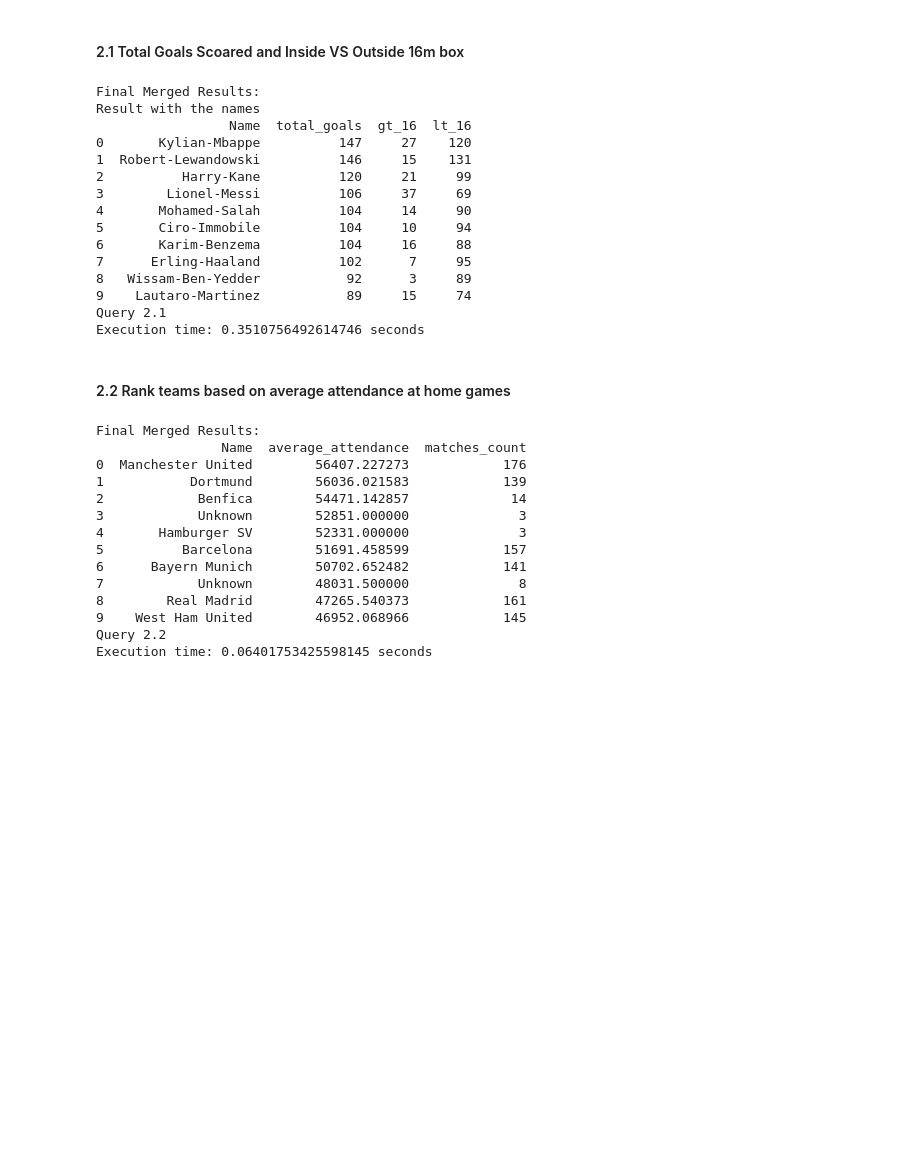
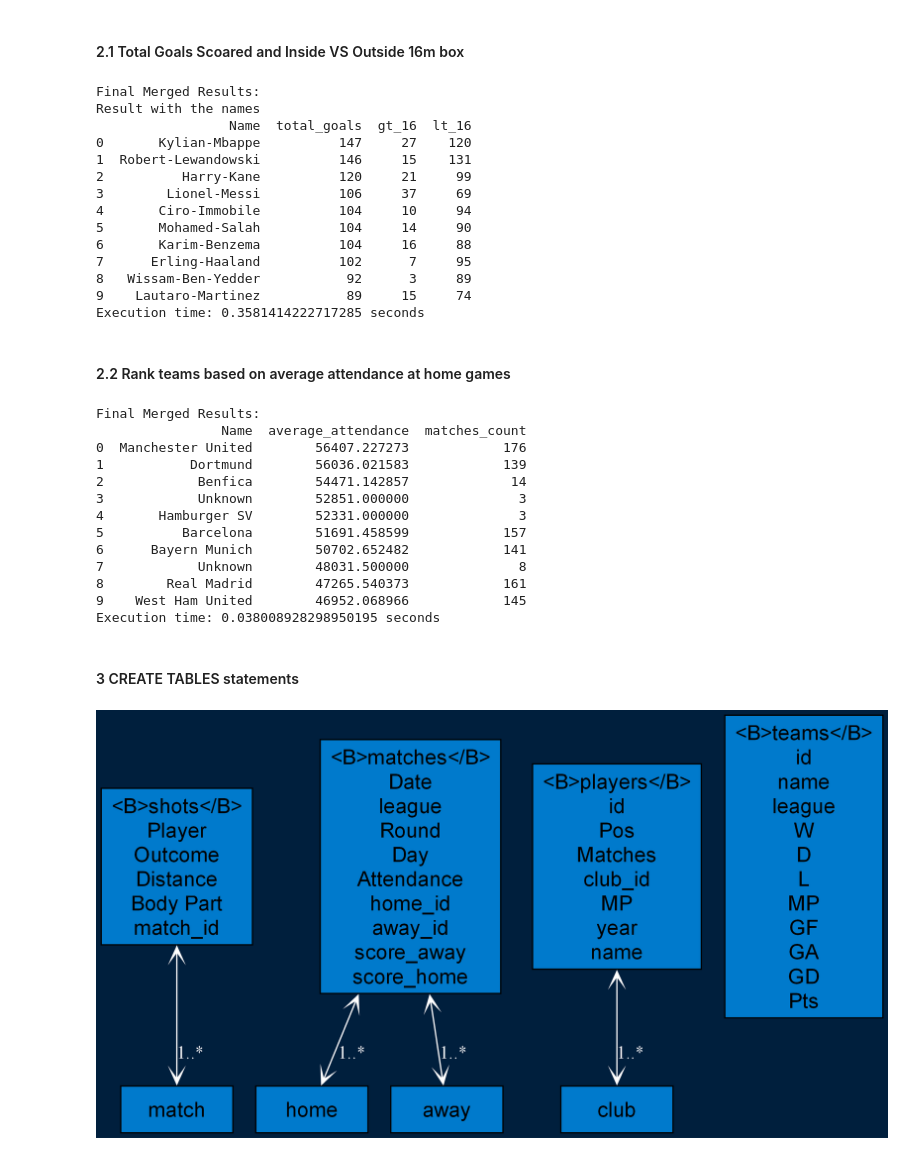
Before and after one commit to vramdavtyan/DBProjects, a Jupyter notebook: MongoQueries.ipynb, the cells around one changed output. Drawn from its saved outputs; the diff is of its cells as text; code cells hidden in the pictures; blank space fills up the shorter version.

```diff
--- a/MongoQueries.ipynb
+++ b/MongoQueries.ipynb
@@ -184,7 +190,6 @@ def MongoQ2_1():
     # Sorting with Pandas
     # df=df.sort_values(by='total_goals',ascending=False)
     print(df.head(10))
-    print('Query 2.1')
 
 
 result, execution_time=MongoQ2_1()
@@ -196,14 +201,13 @@ Result with the names
 1  Robert-Lewandowski          146     15    131
 2          Harry-Kane          120     21     99
 3        Lionel-Messi          106     37     69
-4       Mohamed-Salah          104     14     90
-5       Ciro-Immobile          104     10     94
+4       Ciro-Immobile          104     10     94
+5       Mohamed-Salah          104     14     90
 6       Karim-Benzema          104     16     88
 7      Erling-Haaland          102      7     95
 8   Wissam-Ben-Yedder           92      3     89
 9    Lautaro-Martinez           89     15     74
-Query 2.1
-Execution time: 0.3510756492614746 seconds
+Execution time: 0.3581414222717285 seconds
 # %% [markdown]
 #### 2.2 Rank teams based on average attendance at home games
 # %%
@@ -266,7 +270,6 @@ def MongoQ2_2():
     df=pd.DataFrame(list(results_from_matches))
     df=df[['Name','average_attendance','matches_count']]
     print(df.head(10))
-    print('Query 2.2')
 
 result, execution_time=MongoQ2_2()
 # %% [output]
@@ -282,5 +285,6 @@ Final Merged Results:
 7            Unknown        48031.500000              8
 8        Real Madrid        47265.540373            161
 9    West Ham United        46952.068966            145
-Query 2.2
-Execution time: 0.06401753425598145 seconds
+Execution time: 0.038008928298950195 seconds
+# %% [markdown]
+#### 3 CREATE TABLES statements
@@ -286,0 +294,60 @@ Execution time: 0.06401753425598145 seconds
+# %%
+from graphviz import Digraph
+
+# Function to generate ERD from MongoDB collections and their references
+def generate_mongo_erd(collections_info):
+    dot = Digraph(comment='MongoDB ERD', engine='dot')
+
+    # Set graph background to dark blue and node box color to blue
+    dot.attr(bgcolor='#001f3d', color='#FFFFFF')  # Dark blue background
+    dot.attr('node', style='filled', fillcolor='#007acc', fontcolor='#000000', shape='box', width='1.2', fontsize='16', fontname='Helvetica')  # Increased fontsize
+    dot.attr('edge', color='#FFFFFF', fontcolor='#FFFFFF')  # White cardinality labels
+
+    # Set DPI for PNG rendering (300 DPI)
+    dot.attr(dpi='300')
+
+    # Iterate over the collections and add them to the ERD as nodes
+    for collection_name, df in collections_info.items():
+        # Create a formatted label with table name on top and columns listed below
+        table_name_label = f"<B>{collection_name}</B>"  # Bold table name
+        columns = "\n".join(df.columns)  # List the columns underneath
+        label = f"{table_name_label}\n{columns}"
+
+        # Add the node to the graph
+        dot.node(collection_name, label=label)
+
+    # Identify relationships (references) and add edges to ERD with cardinality and customized colors
+    for collection_name, df in collections_info.items():
+        references = find_references(collection_name, df)
+        for ref in references:
+            ref_collection = ref.split("_")[0]  # Assumes reference naming convention like `team_id`, `player_id`
+
+            # Cardinality representation (adjust based on your logic)
+            cardinality = '1..*'  # Default cardinality, you can change this depending on your data model
+            if 'team' in ref_collection:
+                cardinality = '1..*'  # Example: one team can have many shots
+            elif 'player' in ref_collection:
+                cardinality = '*..1'  # Example: one player can have many matches, but each match has one player
+
+            # Add edge with cardinality label, set direction and arrow style
+            dot.edge(collection_name, ref_collection, label=f"{cardinality}", dir='both', arrowhead='vee', arrowtail='vee')
+
+    return dot
+
+# Example usage
+collections_info = {
+    "shots": df_shots,
+    "matches": df_matches,
+    "players": df_players,
+    "teams": df_teams
+}
+
+# Generate the ERD with increased DPI for PNG
+erd_dot = generate_mongo_erd(collections_info)
+erd_dot.render('mongodb_erd_with_high_resolution', format='png', view=False)  # DPI set in graph attributes
+
+# To display in Jupyter
+from IPython.display import Image
+Image(filename='mongodb_erd_with_high_resolution.png')
+# %% [output]
+[figure, added]
```
Also changed, not shown: parts of 8 cells of this notebook, 7 other files.
